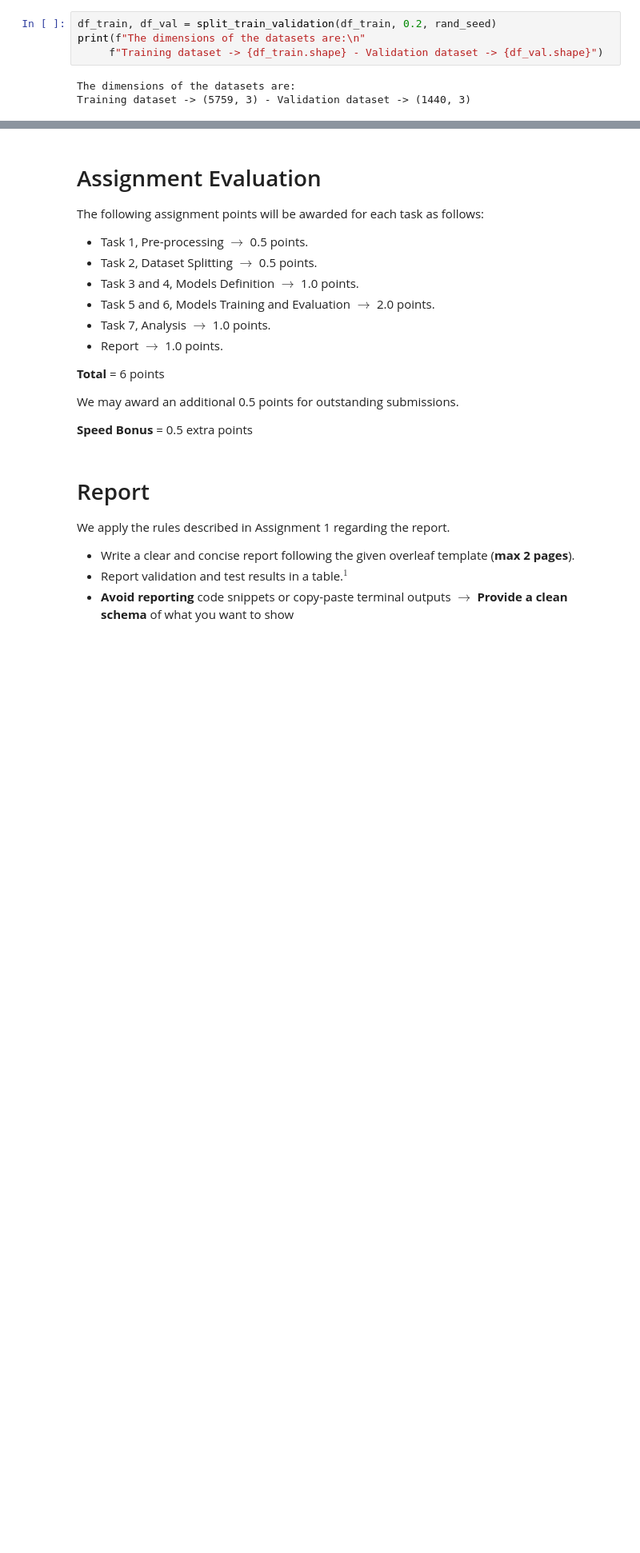
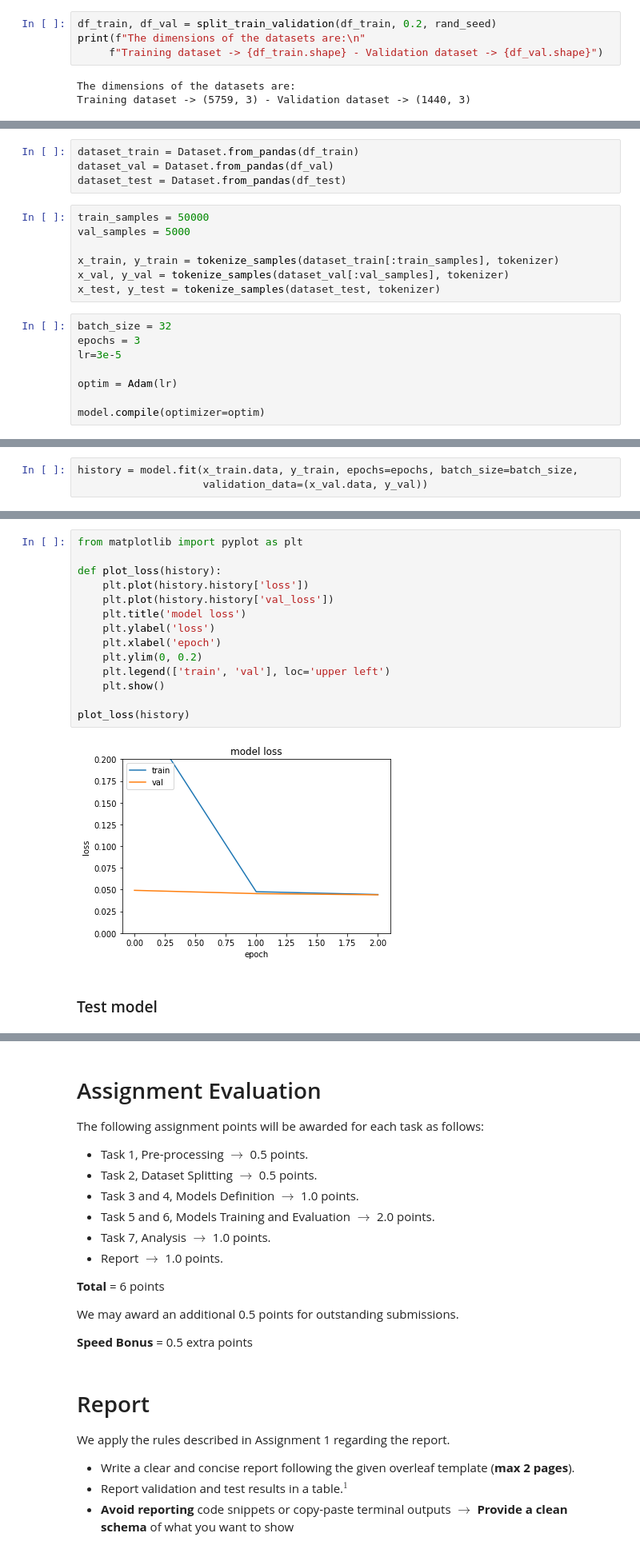
Before and after one commit to Valendrew/pos-tagging-abstractive-qa, a Jupyter notebook: Question_answering/master-nlp-ass02.ipynb, the cells around one changed output, grey strips where cells are left out. Shown at 80% size. Cells and saved outputs as stored; diff of their text form; blank space fills up the shorter version.

Commit message:
feat: QA implementation and test with bert-tiny

```diff
--- a/Question_answering/master-nlp-ass02.ipynb
+++ b/Question_answering/master-nlp-ass02.ipynb
@@ -352,0 +455,19 @@ The shape of the answers dataset is (83408, 4)
+# %%
+dataset_train = Dataset.from_pandas(df_train)
+dataset_val = Dataset.from_pandas(df_val)
+dataset_test = Dataset.from_pandas(df_test)
+# %%
+train_samples = 50000
+val_samples = 5000
+
+x_train, y_train = tokenize_samples(dataset_train[:train_samples], tokenizer)
+x_val, y_val = tokenize_samples(dataset_val[:val_samples], tokenizer)
+x_test, y_test = tokenize_samples(dataset_test, tokenizer)
+# %%
+batch_size = 32
+epochs = 3
+lr=3e-5
+
+optim = Adam(lr)
+
+model.compile(optimizer=optim)
@@ -352,0 +476,3 @@ The shape of the answers dataset is (83408, 4)
+# %%
+history = model.fit(x_train.data, y_train, epochs=epochs, batch_size=batch_size,
+                    validation_data=(x_val.data, y_val))
@@ -352,0 +488,18 @@ The shape of the answers dataset is (83408, 4)
+# %%
+from matplotlib import pyplot as plt
+
+def plot_loss(history):
+    plt.plot(history.history['loss'])
+    plt.plot(history.history['val_loss'])
+    plt.title('model loss')
+    plt.ylabel('loss')
+    plt.xlabel('epoch')
+    plt.ylim(0, 0.2)
+    plt.legend(['train', 'val'], loc='upper left')
+    plt.show()
+
+plot_loss(history)
+# %% [output]
+[figure, added]
+# %% [markdown]
+### Test model
```
Also changed, not shown: parts of 38 cells of this notebook.
